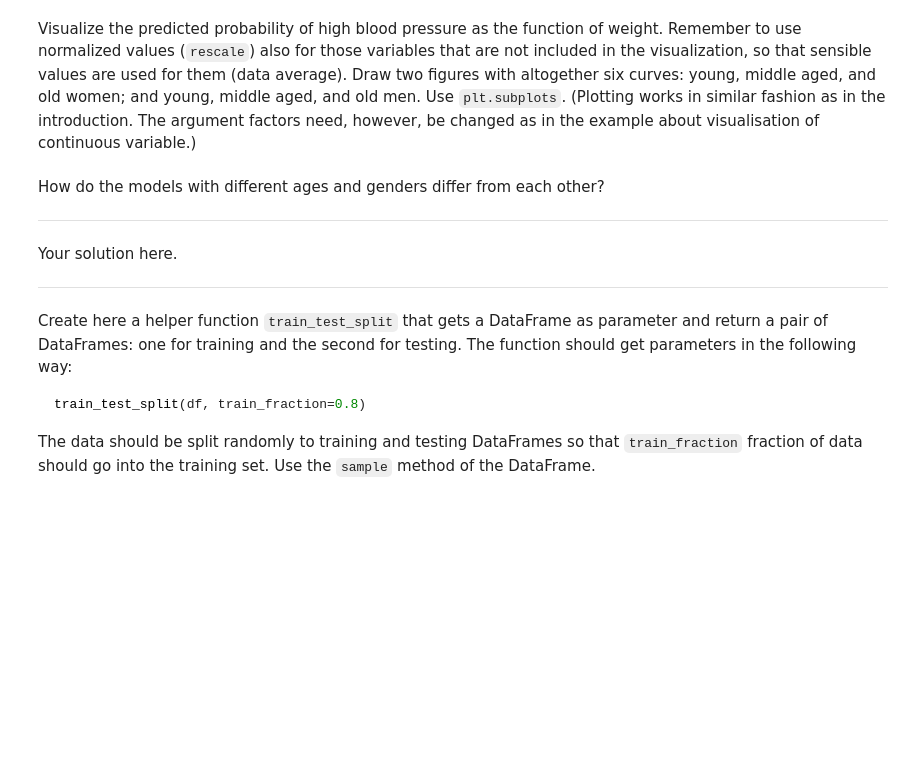
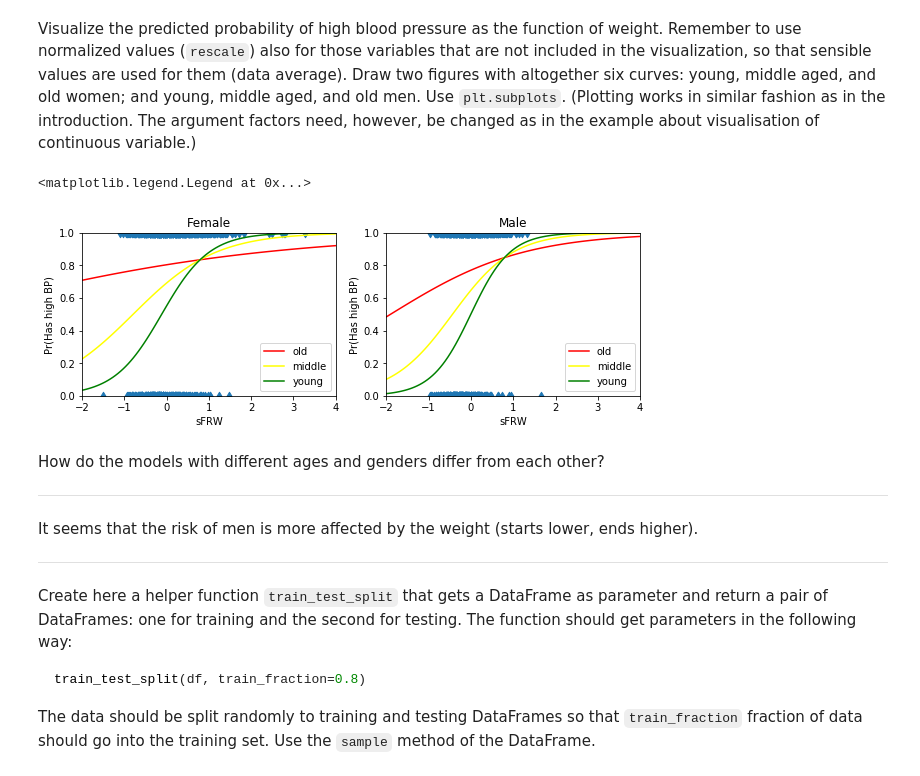
Before and after one commit to nopomi/hy-data-analysis-python-2019, a Jupyter notebook: hy-data-analysis-with-python-2020/part08-e01_regression/src/project_notebook_regression_analysis.ipynb, the cells around one changed output. Saved outputs shown, nothing was run; the diff lists cells and outputs as text; code cells hidden in the pictures; blank space fills up the shorter version.

```diff
--- a/hy-data-analysis-with-python-2020/part08-e01_regression/src/project_notebook_regression_analysis.ipynb
+++ b/hy-data-analysis-with-python-2020/part08-e01_regression/src/project_notebook_regression_analysis.ipynb
@@ -176,0 +229,8 @@ Recreate the model `HIGH_BP ~ sFRW + SEX + SEX:sFRW` presented in the introducti
+# %%
+# exercise 9
+fram["HIGH_BP"] = (fram.SBP >= 140) | (fram.DBP >= 90)
+fram.HIGH_BP = fram.HIGH_BP.map(int)
+fit = smf.glm(formula="HIGH_BP ~ sFRW + SEX + SEX:sFRW", data=fram, family=sm.families.Binomial()).fit()
+print(fit.summary())
+error_rate_orig = np.mean(((fit.fittedvalues < 0.5) & fram.HIGH_BP) | ((fit.fittedvalues > 0.5) & ~fram.HIGH_BP))
+error_rate_orig
@@ -181,0 +241,6 @@ Add the `sAGE` variable and its interactions. Check the prediction accuracy of t
+# %%
+# exercise 10
+fit = smf.glm(formula="HIGH_BP ~ sFRW + SEX + SEX:sFRW + sAGE + sAGE:sFRW + sAGE:SEX", data=fram, family=sm.families.Binomial()).fit()
+print(fit.summary())
+error_rate = np.mean(((fit.fittedvalues < 0.5) & fram.HIGH_BP) | ((fit.fittedvalues > 0.5) & ~fram.HIGH_BP))
+error_rate
@@ -191,8 +268,36 @@ def logistic(x):
+# %%
+# exercise 11
+
+def logistic(x):
+    return 1.0 / (1.0 + np.exp(-x))
+
+fig, ax = plt.subplots(1,2, subplot_kw={"xlim":(-2,4), "ylim": (0,1), "xlabel":"sFRW", "ylabel":"Pr(Has high BP)"}, figsize=(10,3))
+X=np.linspace(-2,4,100)
+p = fit.params
+ax[0].scatter(fram[fram.SEX=="female"].sFRW, fram[fram.SEX=="female"].HIGH_BP, marker="d")
+ax[1].scatter(fram[fram.SEX=="male"].sFRW, fram[fram.SEX=="male"].HIGH_BP, marker="d")
+ax[0].plot(X, logistic(X*(p.sFRW+p["sAGE:sFRW"])+p["sAGE"]+p.Intercept), color="red", label="old")
+ax[0].plot(X, logistic(X*(p.sFRW)+p.Intercept), color="yellow", label="middle")
+ax[0].plot(X, logistic(X*(p.sFRW-p["sAGE:sFRW"])-p["sAGE"]+p.Intercept), color="green", label="young")
+
+
+ax[1].plot(X, logistic(X*(p.sFRW+p["SEX[T.male]:sFRW"]+p["sAGE:sFRW"])+p["SEX[T.male]"]+p["sAGE"]+p.Intercept),color="red", label="old")
+ax[1].plot(X, logistic(X*(p.sFRW+p["SEX[T.male]:sFRW"])+p["SEX[T.male]"]+p.Intercept),color="yellow", label="middle")
+ax[1].plot(X, logistic(X*(p.sFRW+p["SEX[T.male]:sFRW"]-p["sAGE:sFRW"])+p["SEX[T.male]"]-p["sAGE"]+p.Intercept),color="green", label="young")
+
+
+ax[0].set_title("Female")
+ax[1].set_title("Male")
+ax[0].legend()
+ax[1].legend()
+# %% [output]
+<matplotlib.legend.Legend at 0x...>
+[figure, added]
 # %% [markdown]
 How do the models with different ages and genders differ from each other?
 
 ***
-Your solution here.
+It seems that the risk of men is more affected by the weight (starts lower, ends higher).
 ***
 # %% [markdown]
 Create here a helper function `train_test_split` that gets a DataFrame as parameter and return a pair of DataFrames: one for training and the second for testing.
```
Also changed, not shown: parts of 20 cells of this notebook.
